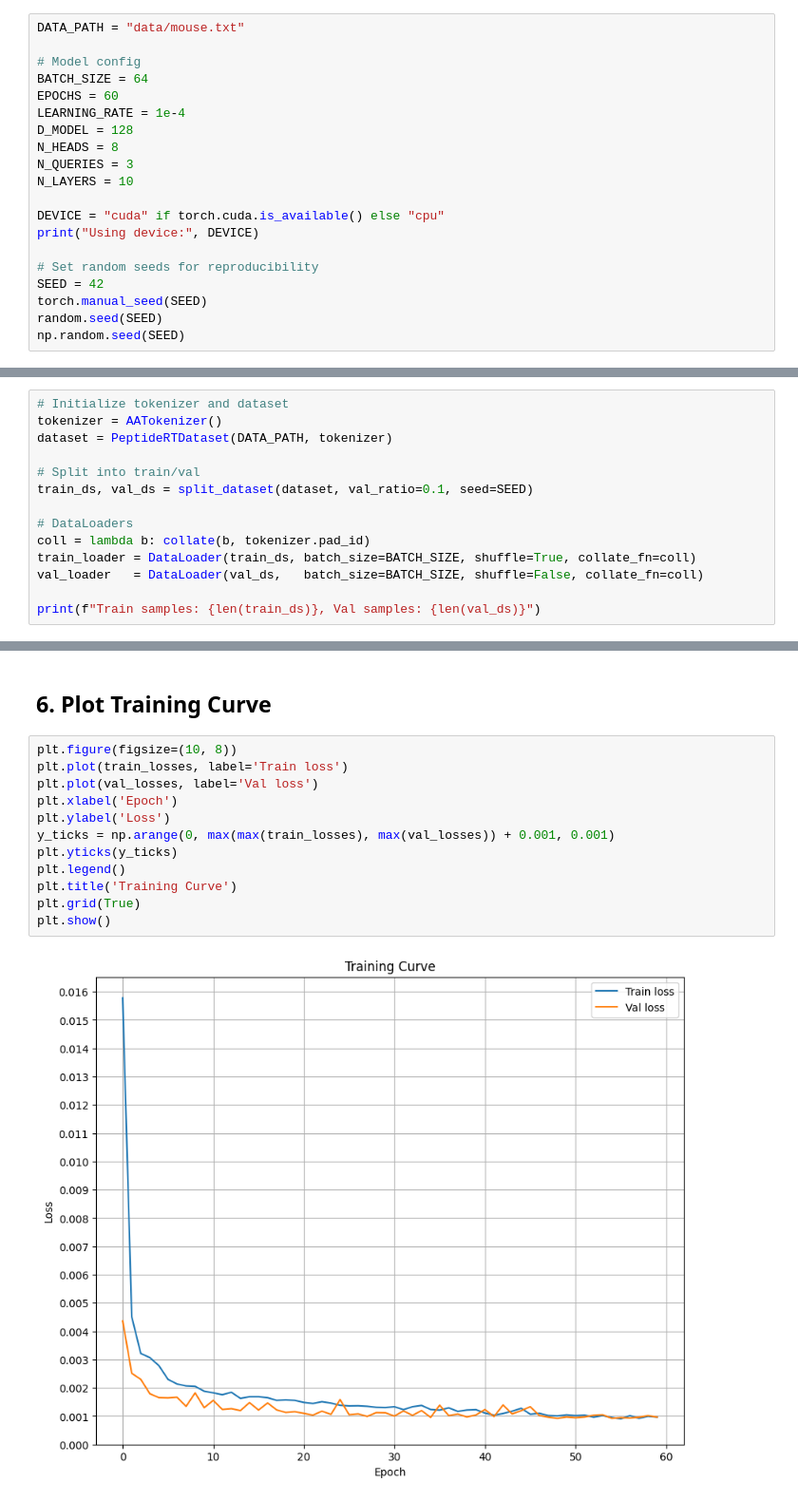
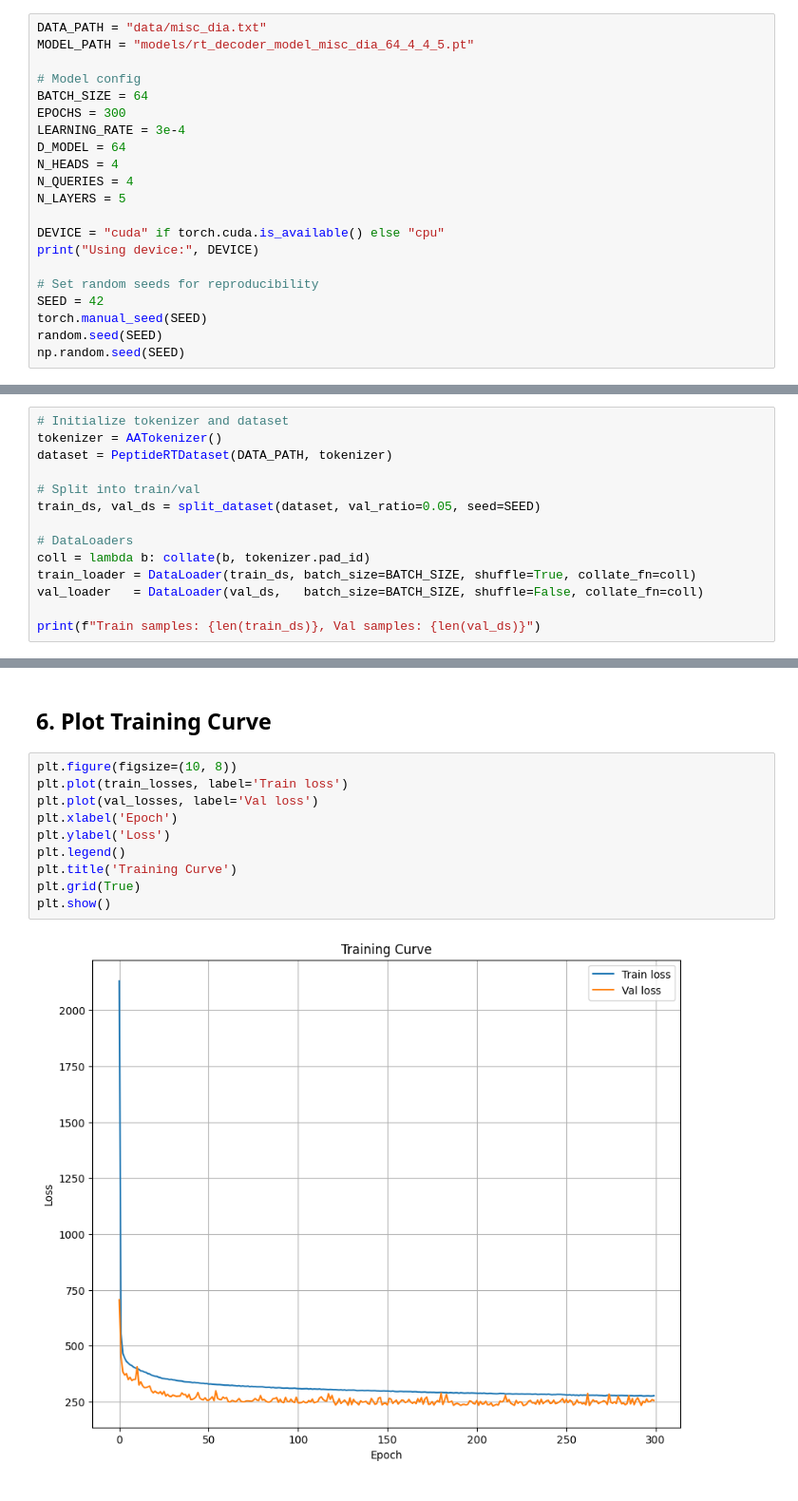
Before and after one commit to maksanm/Transformer-peptide-RT-prediction, a Jupyter notebook: PeptideRT_Decoder_Train.ipynb, the cells around one changed output, grey strips where cells are left out. Shown at 95% size. Drawn from its saved outputs; the diff is of its cells as text.

```diff
--- a/PeptideRT_Decoder_Train.ipynb
+++ b/PeptideRT_Decoder_Train.ipynb
@@ -25,14 +25,15 @@ Set data path, model hyperparameters, and training settings.
 # %%
-DATA_PATH = "data/mouse.txt"
+DATA_PATH = "data/misc_dia.txt"
+MODEL_PATH = "models/rt_decoder_model_misc_dia_64_4_4_5.pt"
 
 # Model config
 BATCH_SIZE = 64
-EPOCHS = 60
-LEARNING_RATE = 1e-4
-D_MODEL = 128
-N_HEADS = 8
-N_QUERIES = 3
-N_LAYERS = 10
+EPOCHS = 300
+LEARNING_RATE = 3e-4
+D_MODEL = 64
+N_HEADS = 4
+N_QUERIES = 4
+N_LAYERS = 5
 
 DEVICE = "cuda" if torch.cuda.is_available() else "cpu"
 print("Using device:", DEVICE)
@@ -53,7 +54,7 @@ tokenizer = AATokenizer()
 dataset = PeptideRTDataset(DATA_PATH, tokenizer)
 
 # Split into train/val
-train_ds, val_ds = split_dataset(dataset, val_ratio=0.1, seed=SEED)
+train_ds, val_ds = split_dataset(dataset, val_ratio=0.05, seed=SEED)
 
 # DataLoaders
 coll = lambda b: collate(b, tokenizer.pad_id)
@@ -118,14 +123,12 @@ Epoch  60 | train loss 0.000970 | val loss 0.000968
 # %%
 plt.figure(figsize=(10, 8))
 plt.plot(train_losses, label='Train loss')
 plt.plot(val_losses, label='Val loss')
 plt.xlabel('Epoch')
 plt.ylabel('Loss')
-y_ticks = np.arange(0, max(max(train_losses), max(val_losses)) + 0.001, 0.001)
-plt.yticks(y_ticks)
 plt.legend()
 plt.title('Training Curve')
 plt.grid(True)
 plt.show()
 # %% [output]
-[figure, old version]
+[figure, new version]
```
Also changed, not shown: parts of 8 cells of this notebook, 19 other files.
